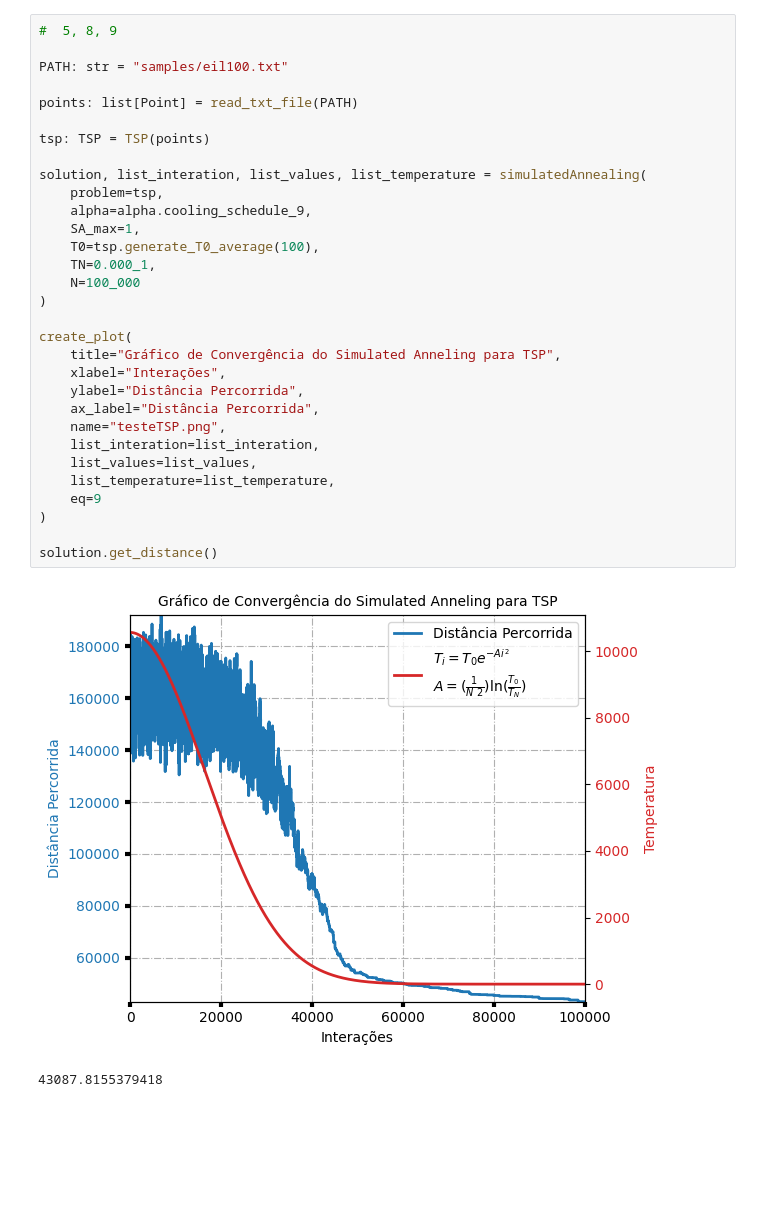
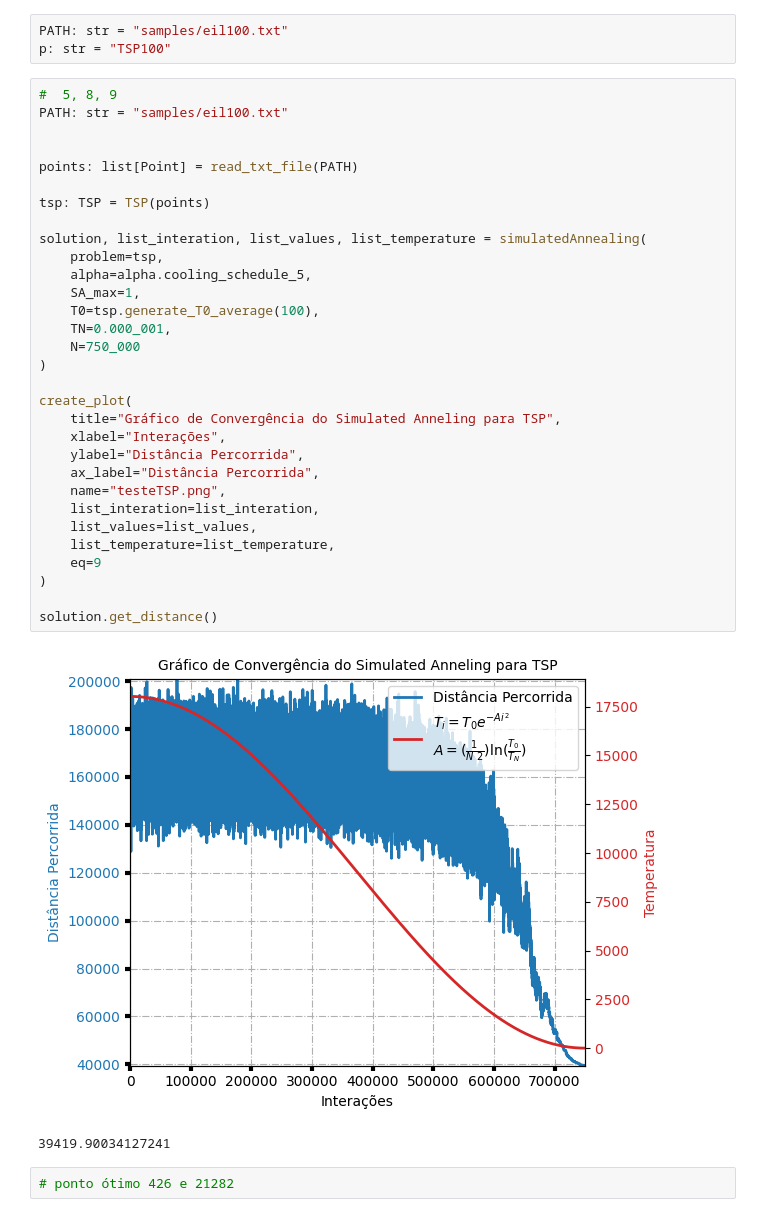
Before and after one commit to andreFelipeHFuck/IAR, a Jupyter notebook: SimulatedAnnealing/main.ipynb, the cells around one changed output. Saved outputs shown, nothing was run; the diff lists cells and outputs as text; blank space fills up the shorter version.

```diff
--- a/SimulatedAnnealing/main.ipynb
+++ b/SimulatedAnnealing/main.ipynb
@@ -162,34 +207,39 @@ df
+# %%
+PATH: str = "samples/eil100.txt"
+p: str = "TSP100"
 # %%
 #  5, 8, 9
+PATH: str = "samples/eil100.txt"
 
-PATH: str = "samples/eil100.txt"
 
 points: list[Point] = read_txt_file(PATH)
 
 tsp: TSP = TSP(points)
 
 solution, list_interation, list_values, list_temperature = simulatedAnnealing(
     problem=tsp,
-    alpha=alpha.cooling_schedule_9,
+    alpha=alpha.cooling_schedule_5,
     SA_max=1,
     T0=tsp.generate_T0_average(100),
-    TN=0.000_1,
-    N=100_000
+    TN=0.000_001,
+    N=750_000
 )
 
 create_plot(
     title="Gráfico de Convergência do Simulated Anneling para TSP",
     xlabel="Interações",
     ylabel="Distância Percorrida",
     ax_label="Distância Percorrida",
     name="testeTSP.png",
     list_interation=list_interation,
     list_values=list_values,
     list_temperature=list_temperature,
     eq=9
 )
 
 solution.get_distance()
 # %% [output]
-[figure, old version]
+[figure, new version]
-43087.8155379418
+39419.90034127241
+# %%
+# ponto ótimo 426 e 21282
```
Also changed, not shown: parts of 3 cells of this notebook, 25 other files.
